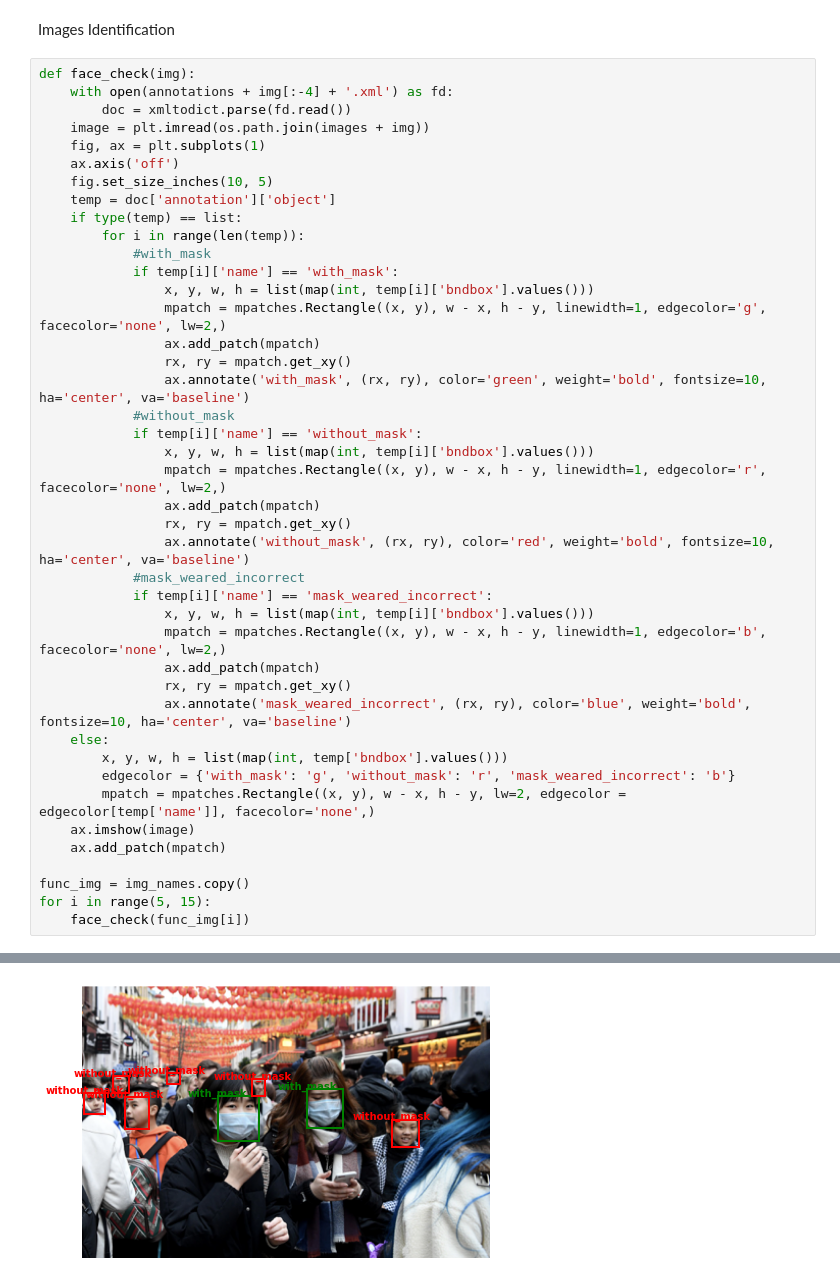
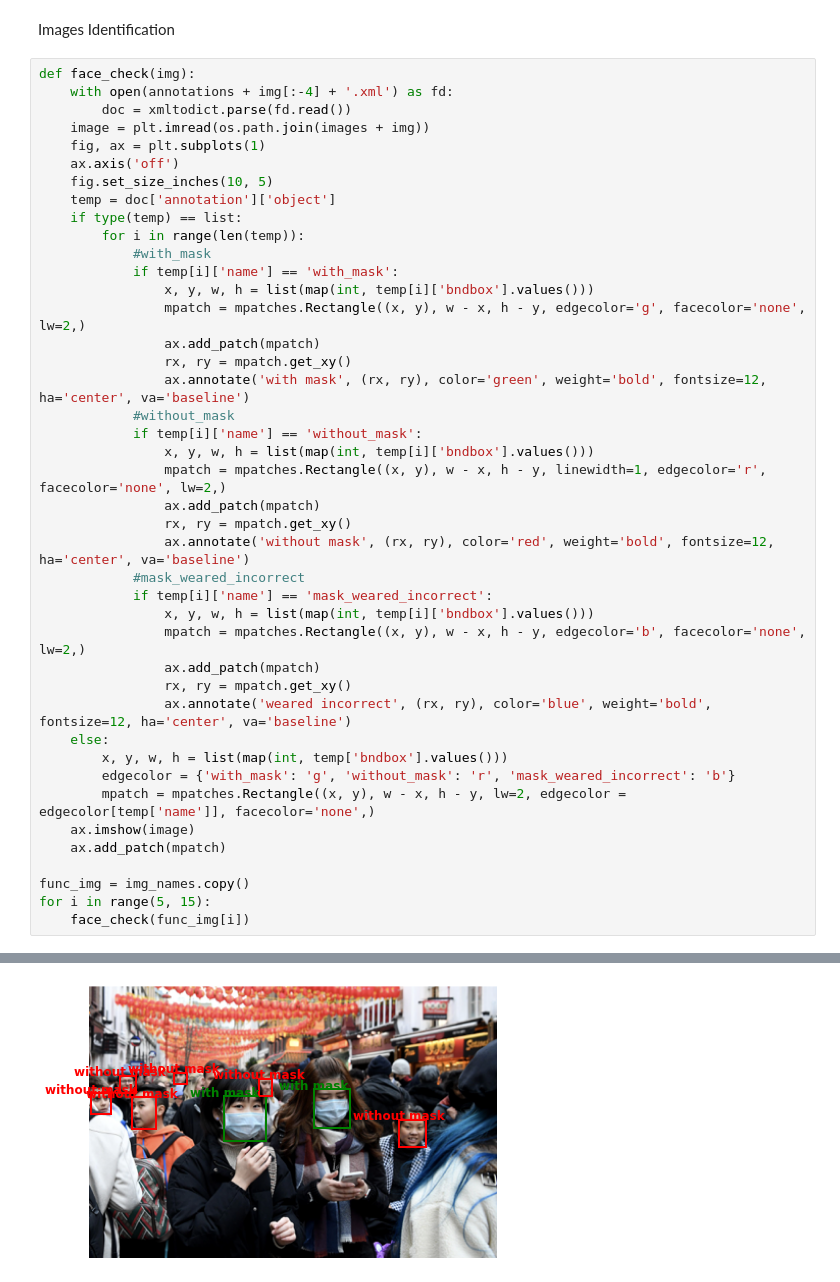
Before and after one commit to cveatt/ml_course_onseo, a Jupyter notebook: mask EDA.ipynb, the cells around one changed output, grey strips where cells are left out. Saved outputs shown, nothing was run; the diff lists cells and outputs as text.

```diff
--- a/mask EDA.ipynb
+++ b/mask EDA.ipynb
@@ -77,24 +77,24 @@ def face_check(img):
             #with_mask
             if temp[i]['name'] == 'with_mask':
                 x, y, w, h = list(map(int, temp[i]['bndbox'].values()))
-                mpatch = mpatches.Rectangle((x, y), w - x, h - y, linewidth=1, edgecolor='g', facecolor='none', lw=2,)
+                mpatch = mpatches.Rectangle((x, y), w - x, h - y, edgecolor='g', facecolor='none', lw=2,)
                 ax.add_patch(mpatch)
                 rx, ry = mpatch.get_xy()
-                ax.annotate('with_mask', (rx, ry), color='green', weight='bold', fontsize=10, ha='center', va='baseline')
+                ax.annotate('with mask', (rx, ry), color='green', weight='bold', fontsize=12, ha='center', va='baseline')
             #without_mask
             if temp[i]['name'] == 'without_mask':
                 x, y, w, h = list(map(int, temp[i]['bndbox'].values()))
                 mpatch = mpatches.Rectangle((x, y), w - x, h - y, linewidth=1, edgecolor='r', facecolor='none', lw=2,)
                 ax.add_patch(mpatch)
                 rx, ry = mpatch.get_xy()
-                ax.annotate('without_mask', (rx, ry), color='red', weight='bold', fontsize=10, ha='center', va='baseline')
+                ax.annotate('without mask', (rx, ry), color='red', weight='bold', fontsize=12, ha='center', va='baseline')
             #mask_weared_incorrect
             if temp[i]['name'] == 'mask_weared_incorrect':
                 x, y, w, h = list(map(int, temp[i]['bndbox'].values()))
-                mpatch = mpatches.Rectangle((x, y), w - x, h - y, linewidth=1, edgecolor='b', facecolor='none', lw=2,)
+                mpatch = mpatches.Rectangle((x, y), w - x, h - y, edgecolor='b', facecolor='none', lw=2,)
                 ax.add_patch(mpatch)
                 rx, ry = mpatch.get_xy()
-                ax.annotate('mask_weared_incorrect', (rx, ry), color='blue', weight='bold', fontsize=10, ha='center', va='baseline')
+                ax.annotate('weared incorrect', (rx, ry), color='blue', weight='bold', fontsize=12, ha='center', va='baseline')
     else:
         x, y, w, h = list(map(int, temp['bndbox'].values()))
         edgecolor = {'with_mask': 'g', 'without_mask': 'r', 'mask_weared_incorrect': 'b'}
@@ -111 +111 @@ for i in range(5, 15):
-[figure, old version]
+[figure, new version]
```
Also changed, not shown: parts of 1 cell of this notebook.
